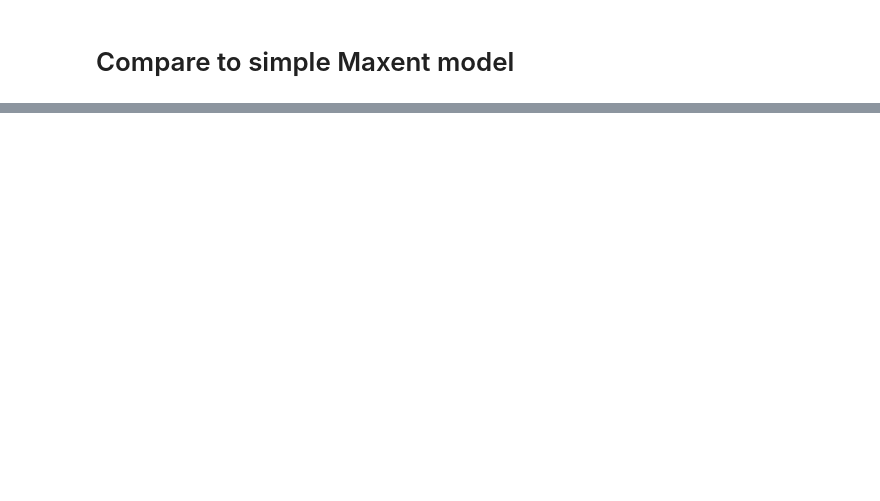
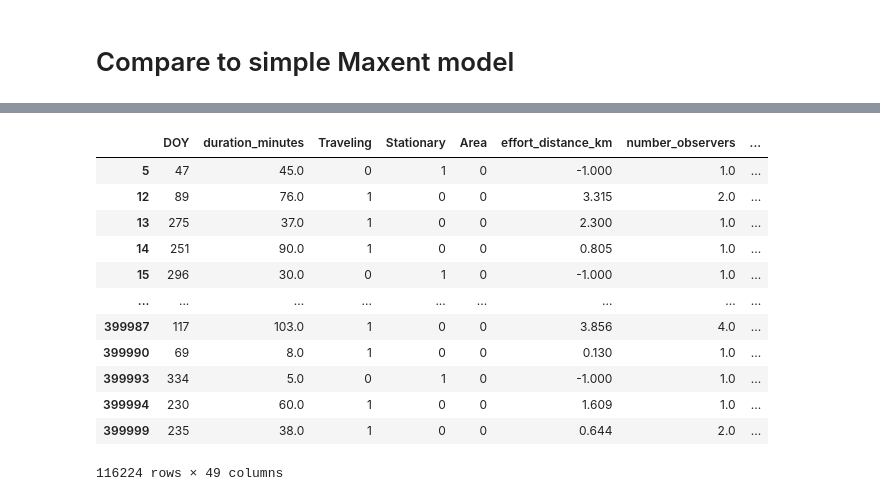
Before and after one commit to chenyangkang/stemflow, a Jupyter notebook: 03.Binding_with_Maxent.ipynb, the cells around one changed output, grey strips where cells are left out. Cells and saved outputs as stored; diff of their text form; code cells hidden in the pictures; blank space fills up the shorter version.

```diff
--- a/03.Binding_with_Maxent.ipynb
+++ b/03.Binding_with_Maxent.ipynb
@@ -103,2 +101,18 @@ with open('./test_output/simple_maxent.pkl', 'wb') as f:
     pickle.dump(model_me, f)
+# %%
+X_test.drop(['longitude','latitude'], axis=1)
+# %% [output]
+|  | DOY | duration_minutes | Traveling | Stationary | Area | effort_distance_km | number_observers | ... |
+| 5 | 47 | 45.0 | 0 | 1 | 0 | -1.000 | 1.0 | ... |
+| 12 | 89 | 76.0 | 1 | 0 | 0 | 3.315 | 2.0 | ... |
+| 13 | 275 | 37.0 | 1 | 0 | 0 | 2.300 | 1.0 | ... |
+| 14 | 251 | 90.0 | 1 | 0 | 0 | 0.805 | 1.0 | ... |
+| 15 | 296 | 30.0 | 0 | 1 | 0 | -1.000 | 1.0 | ... |
+| ... | ... | ... | ... | ... | ... | ... | ... | ... |
+| 399987 | 117 | 103.0 | 1 | 0 | 0 | 3.856 | 4.0 | ... |
+| 399990 | 69 | 8.0 | 1 | 0 | 0 | 0.130 | 1.0 | ... |
+| 399993 | 334 | 5.0 | 0 | 1 | 0 | -1.000 | 1.0 | ... |
+| 399994 | 230 | 60.0 | 1 | 0 | 0 | 1.609 | 1.0 | ... |
+| 399999 | 235 | 38.0 | 1 | 0 | 0 | 0.644 | 2.0 | ... |
+116224 rows × 49 columns
 # %%
```
Also changed, not shown: parts of 9 cells of this notebook.
